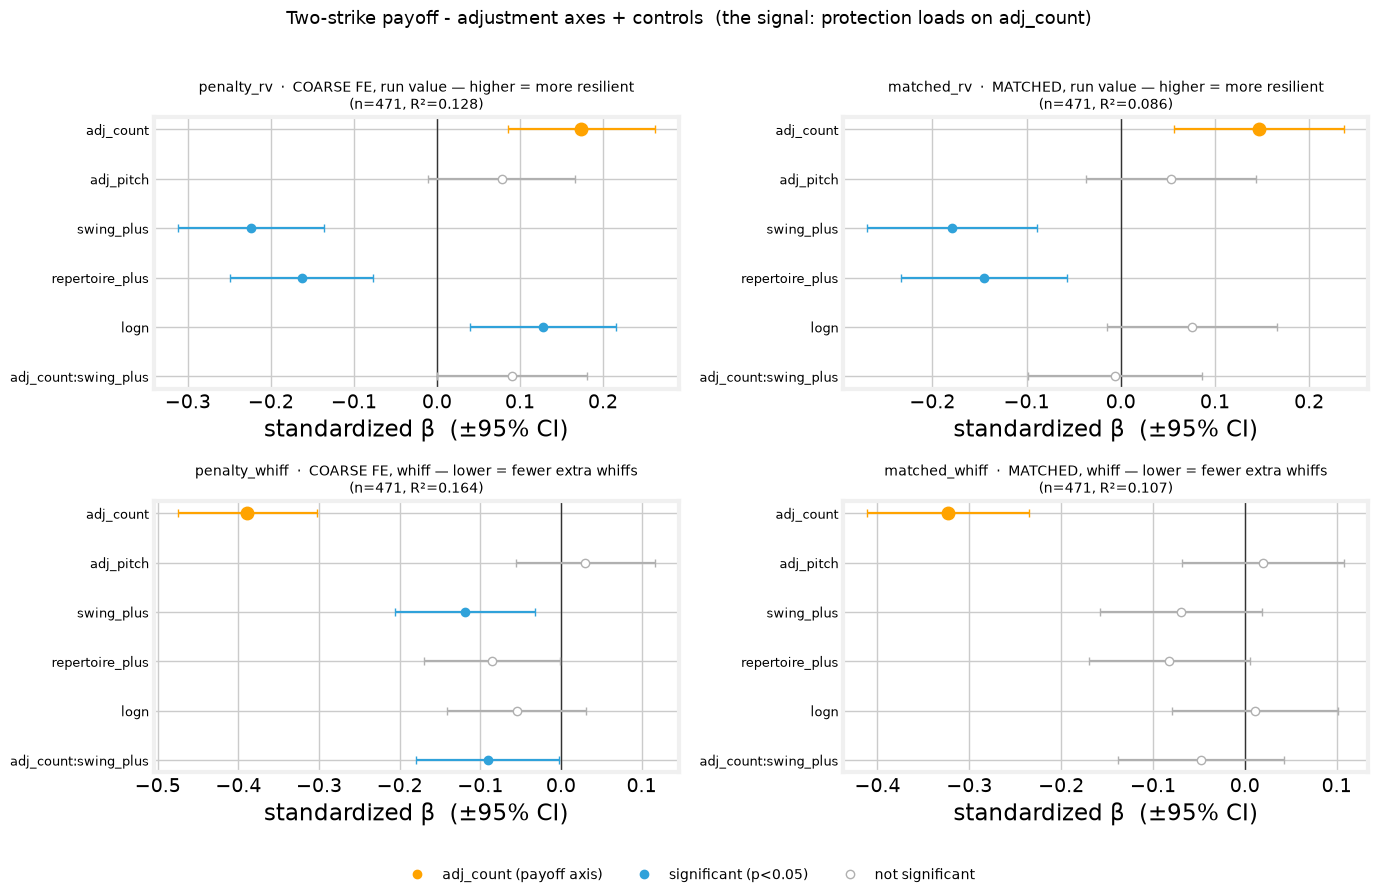
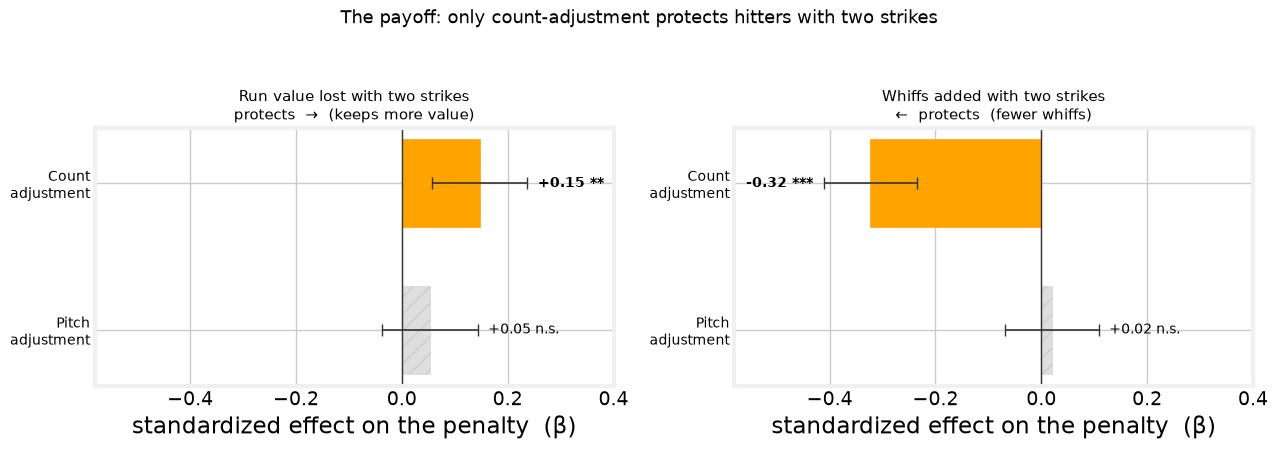
Unified diff of the notebook cell whose output changed from the first chart to the second:
--- before
+++ after
@@ -1,80 +1,50 @@
-# ---- Parse results/payoff.md into per-model coefficient frames, then forest-plot ----
+# ---- The payoff in four coefficients ----
+# The whole two-strike finding is the effect of count- vs pitch-adjustment on the two penalties.
+# Pull those four standardized coefficients straight from the committed results/payoff.md (self-matched
+# model), and show them as a plain bar chart -- no controls, no coarse-vs-matched, no interaction.
 import re
 import numpy as np
 import matplotlib.pyplot as plt
-from matplotlib.lines import Line2D
-
-GOLD, SIG, NS = '#FFA300', '#30a2da', '#b0b0b0'   # goldenrod = adj_count; blue = other sig; grey = n.s.
 
 
-def parse_payoff(md_path):
-    """Strict parser: {outcome: dict(df, n, r2, desc)}. Each `### <outcome> ... n=..., R2=...`
-    section is a std-coefficient pipe-table. Raises if a tagged section has no table."""
-    text = md_path.read_text(encoding='utf-8')
-    blocks, parts = {}, re.split(r'^### (.+)$', text, flags=re.M)
-    for title, body in zip(parts[1::2], parts[2::2]):
-        m = re.search(r'n=(\d+),\s*R²=([\d.]+)', title)
-        if not m:                                   # e.g. the zero-order-correlations section
-            continue
-        rows = [ln for ln in body.splitlines() if ln.strip().startswith('|')]
-        if len(rows) < 3:
-            raise ValueError(f'no coefficient table under section: {title}')
-        header = [c.strip() for c in rows[0].strip('|').split('|')]
-        recs = [dict(zip(header, [c.strip() for c in ln.strip('|').split('|')])) for ln in rows[2:]]
-        df = pd.DataFrame(recs)
-        for c in ['std_beta', 'se', 't', 'p']:
-            df[c] = df[c].astype(float)
-        desc = re.search(r'\((.*?)\)', title)
-        blocks[title.split()[0]] = dict(df=df[df.term != 'intercept'].reset_index(drop=True),
-                                         n=int(m.group(1)), r2=float(m.group(2)),
-                                         desc=desc.group(1) if desc else '')
-    return blocks
+def coef(section, term):
+    """(std_beta, se, p) for one term under a '### <section>' table in results/payoff.md."""
+    text = (ROOT / 'results' / 'payoff.md').read_text(encoding='utf-8')
+    body = re.split(r'^### ' + re.escape(section), text, flags=re.M)[1]
+    row = next(ln for ln in body.splitlines() if ln.strip().startswith('| ' + term))
+    cells = [c.strip() for c in row.strip('|').split('|')]
+    return float(cells[1]), float(cells[2]), float(cells[4])
 
 
-def forest(ax, key, blocks):
-    b = blocks[key]
-    d = b['df'].iloc[::-1].reset_index(drop=True)   # first listed term at the top
-    for i, row in d.iterrows():
-        sig, is_ac = row['p'] < 0.05, row['term'] == 'adj_count'
-        color = GOLD if is_ac else (SIG if sig else NS)
-        ax.errorbar(row['std_beta'], i, xerr=1.96 * row['se'], fmt='o', color=color,
-                    markersize=9 if is_ac else 6, markerfacecolor=color if sig else 'white',
-                    markeredgecolor=color, capsize=3, lw=1.6, zorder=3 if is_ac else 2)
-    ax.axvline(0, color='#333333', lw=1, zorder=1)
-    ax.set_yticks(range(len(d)))
-    ax.set_yticklabels(d['term'], fontsize=9)
-    ax.set_title(f"{key}  ·  {b['desc']}\n(n={b['n']}, R²={b['r2']:.3f})", fontsize=10)
-    ax.set_xlabel('standardized β  (±95% CI)')
+def stars(pv):
+    return '***' if pv < 0.001 else '**' if pv < 0.01 else '*' if pv < 0.05 else 'n.s.'
 
-
-blocks = parse_payoff(ROOT / 'results' / 'payoff.md')
-LEGEND = [Line2D([0], [0], marker='o', color=GOLD, lw=0, label='adj_count (payoff axis)'),
-          Line2D([0], [0], marker='o', color=SIG, lw=0, label='significant (p<0.05)'),
-          Line2D([0], [0], marker='o', color=NS, markerfacecolor='white', lw=0, label='not significant')]
-print('parsed models:', list(blocks))
-
-# Figure 1 - the four two-strike models (the signal)
+GOLD, GREY = '#FFA300', '#b6b6b6'
+panels = [('matched_rv', 'Run value lost with two strikes', 'protects  →  (keeps more value)'),
+          ('matched_whiff', 'Whiffs added with two strikes', '←  protects  (fewer whiffs)')]
 with plt.style.context(FT):
-    fig, axes = plt.subplots(2, 2, figsize=(14, 9))
-    for ax, key in zip(axes.flat, ['penalty_rv', 'matched_rv', 'penalty_whiff', 'matched_whiff']):
-        forest(ax, key, blocks)
-    fig.suptitle('Two-strike payoff - adjustment axes + controls  (the signal: protection loads on adj_count)',
-                 fontsize=13)
-    fig.legend(handles=LEGEND, loc='lower center', ncol=3, frameon=False, fontsize=10)
-    fig.tight_layout(rect=[0, 0.05, 1, 0.97])
-    fig.savefig(plot_path('adjustability_payoff_twostrike_coeffs.png'), dpi=130)
+    fig, axes = plt.subplots(1, 2, figsize=(13, 4.6))
+    for ax, (sec, ttl, guide) in zip(axes, panels):
+        for y, (term, lab, col) in enumerate([('adj_pitch', 'Pitch\nadjustment', GREY),
+                                              ('adj_count', 'Count\nadjustment', GOLD)]):
+            b, se, pv = coef(sec, term)
+            sig = pv < 0.05
+            ax.barh(y, b, height=.6, color=col, alpha=1.0 if sig else .45,
+                    edgecolor=col, hatch=None if sig else '//')
+            ax.errorbar(b, y, xerr=1.96 * se, color='#333333', lw=1.2, capsize=4, zorder=3)
+            lx = b + np.sign(b) * (1.96 * se + 0.02)   # label sits just past the whisker
+            ax.text(lx, y, f'{b:+.2f} {stars(pv)}', va='center',
+                    ha='left' if b >= 0 else 'right', fontsize=10,
+                    fontweight='bold' if sig else 'normal')
+        ax.axvline(0, color='#333333', lw=1)
+        ax.set_yticks([0, 1])
+        ax.set_yticklabels(['Pitch\nadjustment', 'Count\nadjustment'], fontsize=10)
+        ax.set_xlim(-0.58, 0.40)
+        ax.set_xlabel('standardized effect on the penalty  (β)')
+        ax.set_title(f'{ttl}\n{guide}', fontsize=11)
+    fig.suptitle('The payoff: only count-adjustment protects hitters with two strikes', fontsize=13)
+    fig.tight_layout(rect=[0, 0, 1, 0.94])
+    fig.savefig(plot_path('adjustability_payoff_coeffs.png'), dpi=130)
     plt.show()
-
-# Figure 2 - the two season-wide models (the null foil)
-with plt.style.context(FT):
-    fig, axes = plt.subplots(1, 2, figsize=(14, 5))
-    for ax, key in zip(axes, ['rv_per_swing', 'xwobacon']):
-        forest(ax, key, blocks)
-    fig.suptitle('Season-wide - the null foil (a two-strike skill washes out over a full season)',
-                 fontsize=13)
-    fig.legend(handles=LEGEND, loc='lower center', ncol=3, frameon=False, fontsize=10)
-    fig.tight_layout(rect=[0, 0.06, 1, 0.95])
-    fig.savefig(plot_path('adjustability_payoff_season_coeffs.png'), dpi=130)
-    plt.show()
-print('wrote', plot_path('adjustability_payoff_twostrike_coeffs.png'))
-print('wrote', plot_path('adjustability_payoff_season_coeffs.png'))
+for sec, *_ in panels:
+    print(sec, '-> count', coef(sec, 'adj_count'), ' pitch', coef(sec, 'adj_pitch'))

Commit: Replace payoff forest plots with a 4-bar coefficient chart